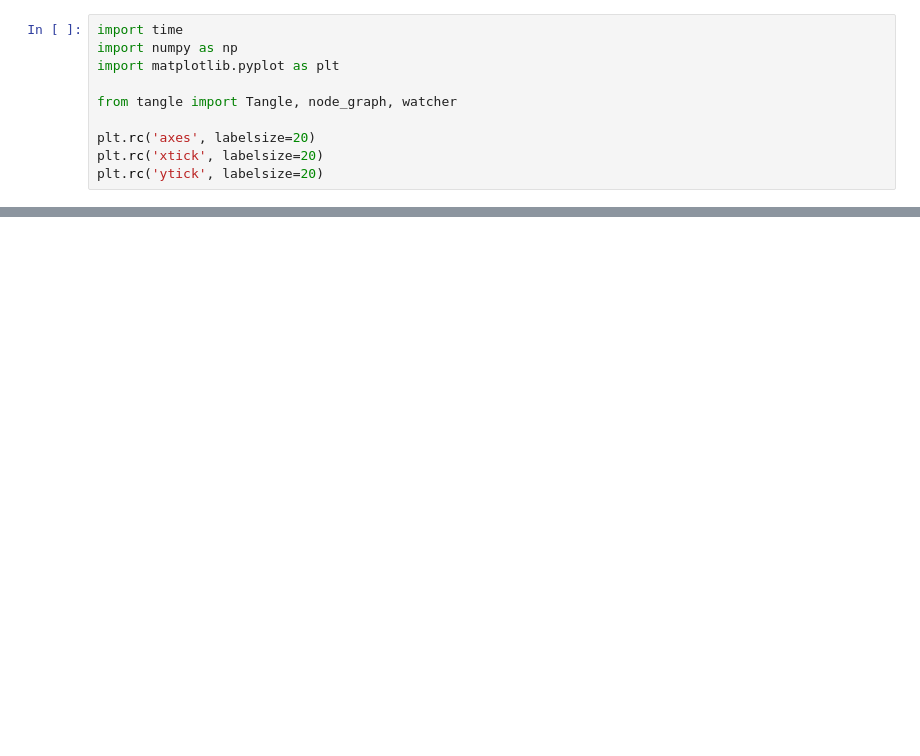
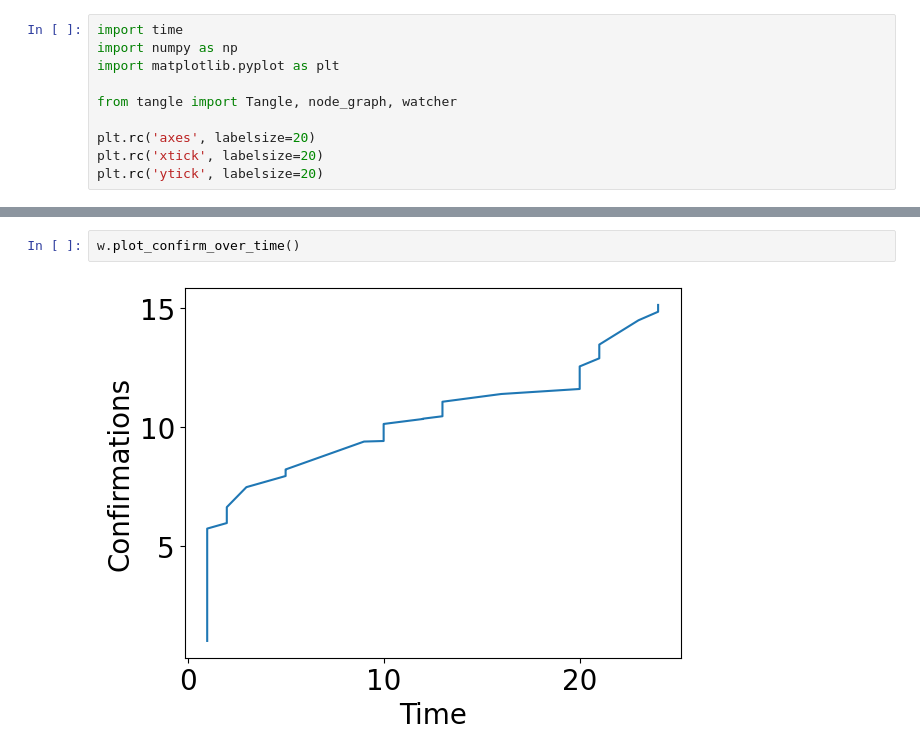
Before and after one commit to ctimms13/TangleSimulatorUpgraded, a Jupyter notebook: My Experiment.ipynb, the cells around one changed output, grey strips where cells are left out. Cells and saved outputs as stored; diff of their text form; blank space fills up the shorter version.

```diff
--- a/My Experiment.ipynb
+++ b/My Experiment.ipynb
@@ -72,0 +77,4 @@ t.plot()
+# %%
+w.plot_confirm_over_time()
+# %% [output]
+[figure, added]
```
Also changed, not shown: parts of 6 cells of this notebook, 1 other file.
